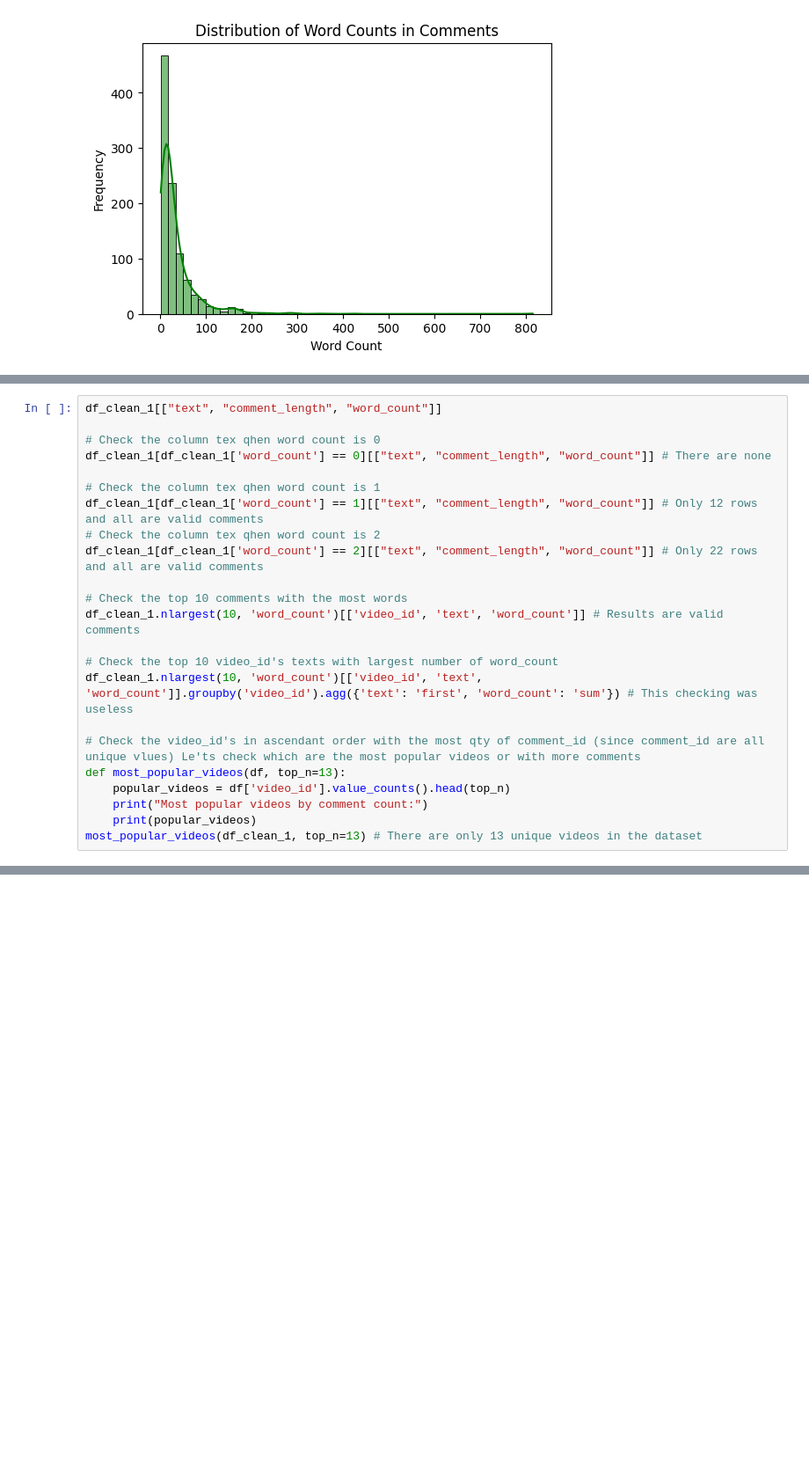
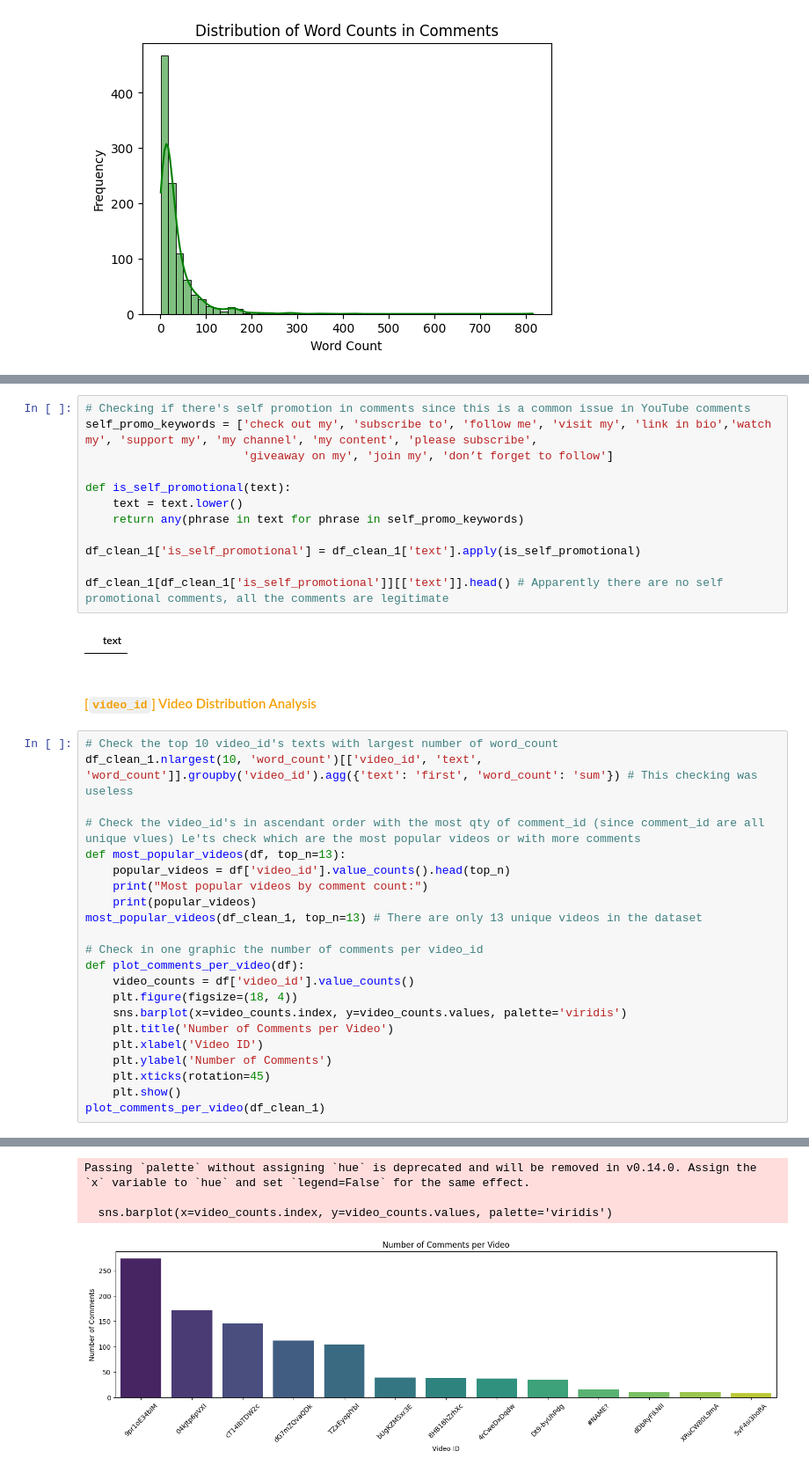
Before and after one commit to Yael-Parra/sentiment-analyzer-inc, a Jupyter notebook: eda/eda.ipynb, the cells around one changed output, grey strips where cells are left out. Shown at 88% size. Saved outputs shown, nothing was run; the diff lists cells and outputs as text; blank space fills up the shorter version.

```diff
--- a/eda/eda.ipynb
+++ b/eda/eda.ipynb
@@ -285,40 +501,59 @@ analyze_comment_length(df_clean_1)
+# %%
+# Checking if there's self promotion in comments since this is a common issue in YouTube comments
+self_promo_keywords = ['check out my', 'subscribe to', 'follow me', 'visit my', 'link in bio','watch my', 'support my', 'my channel', 'my content', 'please subscribe',
+                       'giveaway on my', 'join my', 'don’t forget to follow']
+
+def is_self_promotional(text):
+    text = text.lower()
+    return any(phrase in text for phrase in self_promo_keywords)
+
+df_clean_1['is_self_promotional'] = df_clean_1['text'].apply(is_self_promotional)
+
+df_clean_1[df_clean_1['is_self_promotional']][['text']].head() # Apparently there are no self promotional comments, all the comments are legitimate
+# %% [output]
+|  | text |
+# %% [markdown]
+#### <span style="color:#f3a006"> [`video_id`] Video Distribution Analysis </span>
 # %%
-df_clean_1[["text", "comment_length", "word_count"]]
-
-# Check the column tex qhen word count is 0
-df_clean_1[df_clean_1['word_count'] == 0][["text", "comment_length", "word_count"]] # There are none
-
-# Check the column tex qhen word count is 1
-df_clean_1[df_clean_1['word_count'] == 1][["text", "comment_length", "word_count"]] # Only 12 rows and all are valid comments
-# Check the column tex qhen word count is 2
-df_clean_1[df_clean_1['word_count'] == 2][["text", "comment_length", "word_count"]] # Only 22 rows and all are valid comments
-
-# Check the top 10 comments with the most words
-df_clean_1.nlargest(10, 'word_count')[['video_id', 'text', 'word_count']] # Results are valid comments
-
 # Check the top 10 video_id's texts with largest number of word_count
 df_clean_1.nlargest(10, 'word_count')[['video_id', 'text', 'word_count']].groupby('video_id').agg({'text': 'first', 'word_count': 'sum'}) # This checking was useless
 
 # Check the video_id's in ascendant order with the most qty of comment_id (since comment_id are all unique vlues) Le'ts check which are the most popular videos or with more comments
 def most_popular_videos(df, top_n=13):
     popular_videos = df['video_id'].value_counts().head(top_n)
     print("Most popular videos by comment count:")
     print(popular_videos)
 most_popular_videos(df_clean_1, top_n=13) # There are only 13 unique videos in the dataset
+
+# Check in one graphic the number of comments per video_id
+def plot_comments_per_video(df):
+    video_counts = df['video_id'].value_counts()
+    plt.figure(figsize=(18, 4))
+    sns.barplot(x=video_counts.index, y=video_counts.values, palette='viridis')
+    plt.title('Number of Comments per Video')
+    plt.xlabel('Video ID')
+    plt.ylabel('Number of Comments')
+    plt.xticks(rotation=45)
+    plt.show()
+plot_comments_per_video(df_clean_1)
 # %% [output]
 Most popular videos by comment count:
 video_id
 9pr1oE34bIM    274
 04kJtp6pVXI    172
 cT14IbTDW2c    146
 dG7mZQvaQDk    112
 TZxEyoplYbI    104
 bUgKZMSxr3E     39
 8HB18hZrhXc     38
 4rCweDxDqdw     37
 Dt9-byUhPdg     34
 #NAME?          16
 dDbRyFIkNII     10
 XRuCW80L9mA     10
 5vF4si3hoRA      8
 Name: count, dtype: int64
+Passing `palette` without assigning `hue` is deprecated and will be removed in v0.14.0. Assign the `x` variable to `hue` and set `legend=False` for the same effect.
+
+  sns.barplot(x=video_counts.index, y=video_counts.values, palette='viridis')
+[figure, added]
```
Also changed, not shown: parts of 13 cells of this notebook, 2 other files.
